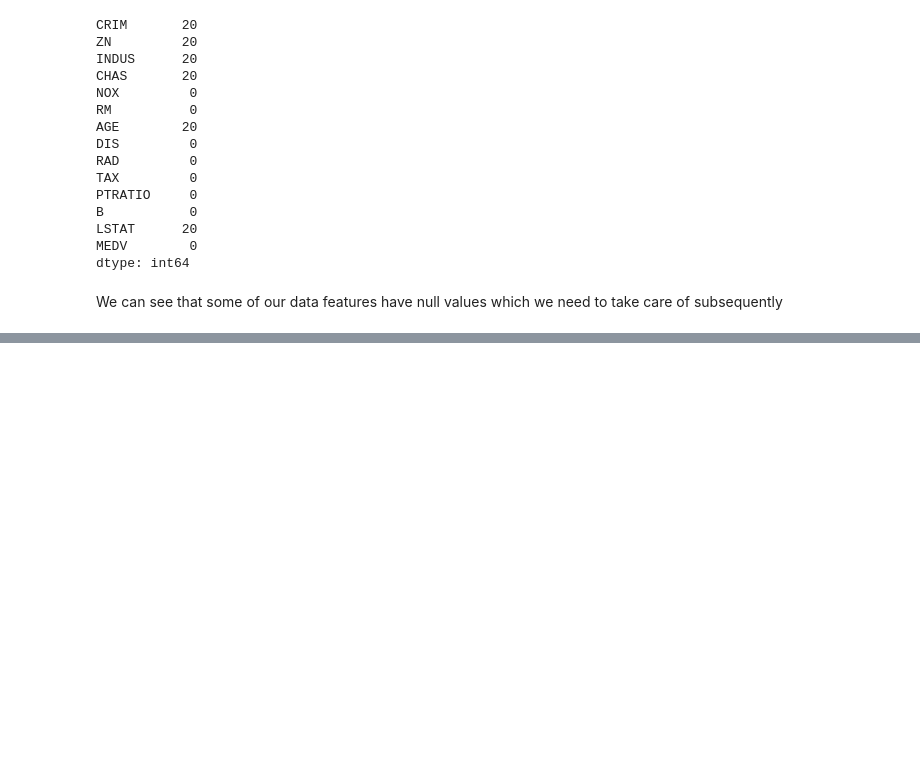
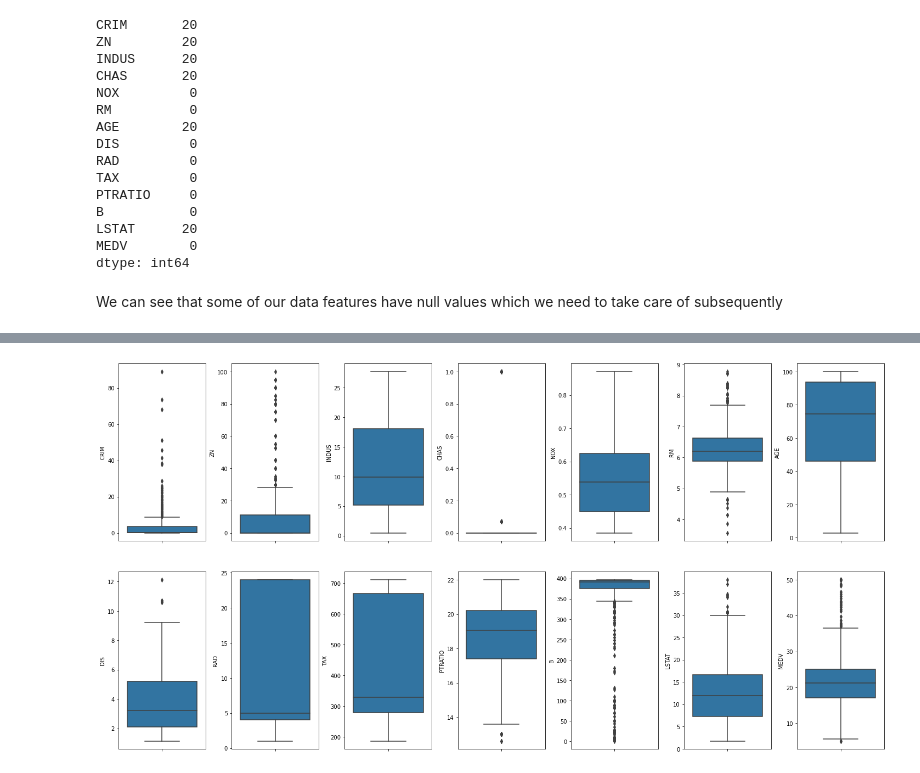
Before and after one commit to Keshtech2002/Regression_ML_projects, a Jupyter notebook: Boston_Housing_Prices_Dataset/Housing_EDA.ipynb, the cells around one changed output, grey strips where cells are left out. Saved outputs shown, nothing was run; the diff lists cells and outputs as text; code cells hidden in the pictures; blank space fills up the shorter version.

Commit message:
normalization and statistical corrections on data

```diff
--- a/Boston_Housing_Prices_Dataset/Housing_EDA.ipynb
+++ b/Boston_Housing_Prices_Dataset/Housing_EDA.ipynb
@@ -107,0 +114,3 @@ We can see that some of our data features have null values which we need to take
+# %%
+# fill null values with the mean of their respective columns
+housing_df.fillna(housing_df.mean(), inplace=True)
@@ -107,0 +136,12 @@ We can see that some of our data features have null values which we need to take
+# %%
+fig, ax = plt.subplots(ncols=7, nrows=2, figsize=(20, 10))
+index = 0
+ax = ax.flatten()
+
+for col in housing_df.columns:
+    sns.boxplot(y=col, data=housing_df, ax=ax[index])
+    index += 1
+
+plt.tight_layout(pad=0.5, w_pad=0.7, h_pad=5.0)
+# %% [output]
+[figure, added]
```
Also changed, not shown: parts of 10 cells of this notebook.
